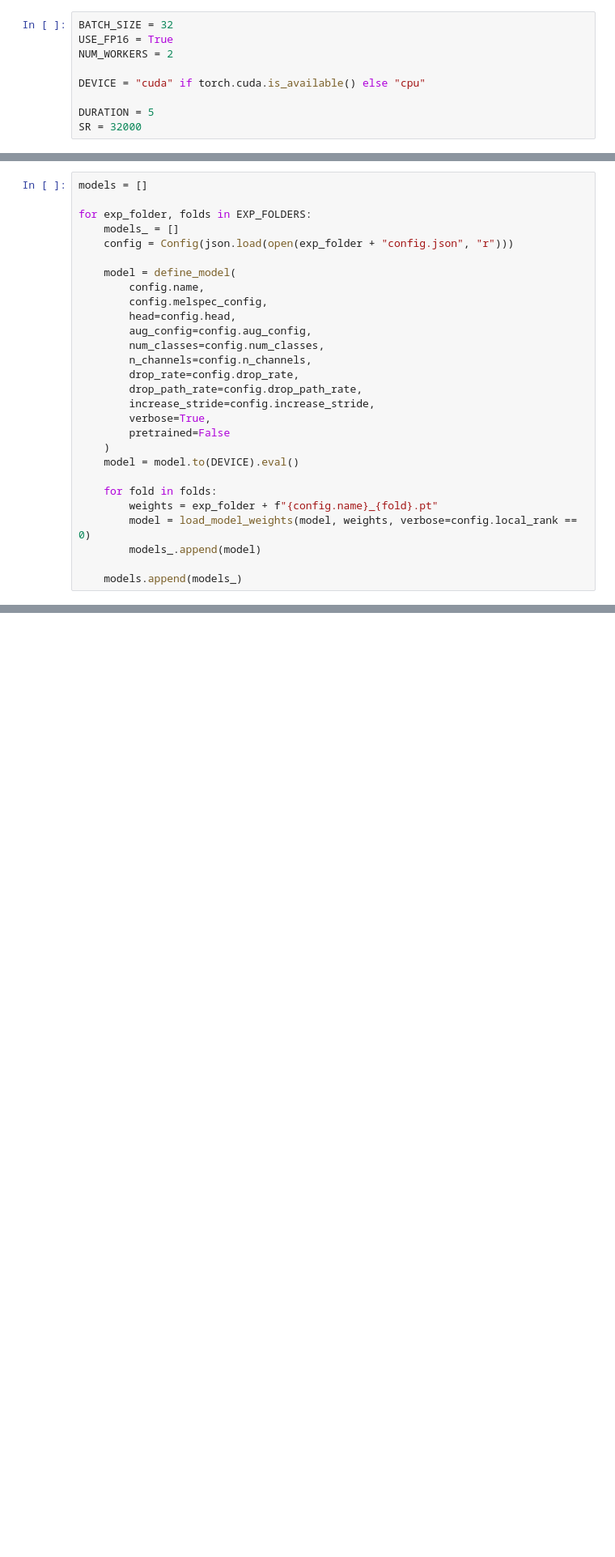
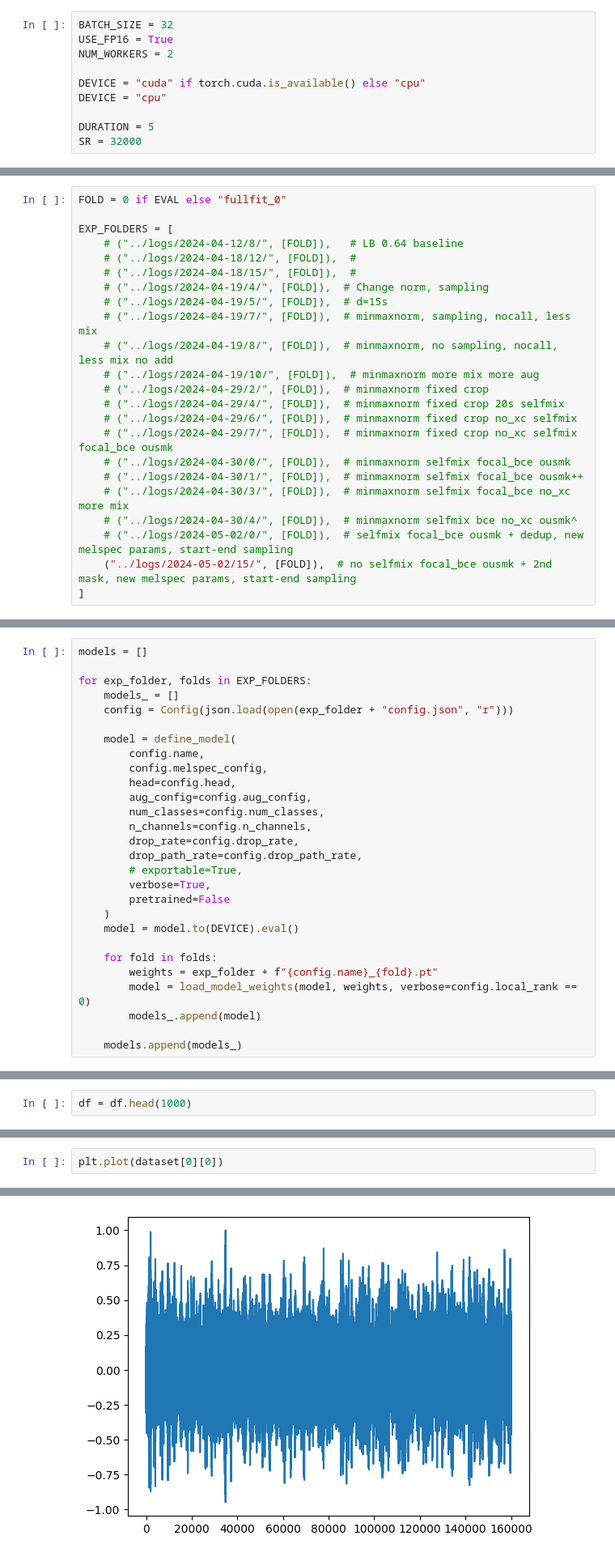
Before and after one commit to TheoViel/kaggle_birdclef2024, a Jupyter notebook: notebooks/Inference.ipynb, the cells around one changed output, grey strips where cells are left out. Shown at 81% size. Cells and saved outputs as stored; diff of their text form; blank space fills up the shorter version.

```diff
--- a/notebooks/Inference.ipynb
+++ b/notebooks/Inference.ipynb
@@ -54,6 +59,7 @@ USE_FP16 = True
 NUM_WORKERS = 2
 
 DEVICE = "cuda" if torch.cuda.is_available() else "cpu"
+DEVICE = "cpu"
 
 DURATION = 5
 SR = 32000
@@ -71,3 +66,26 @@ EXP_FOLDERS = [
+# %%
+FOLD = 0 if EVAL else "fullfit_0"
+
+EXP_FOLDERS = [
+    # ("../logs/2024-04-12/8/", [FOLD]),   # LB 0.64 baseline
+    # ("../logs/2024-04-18/12/", [FOLD]),  #
+    # ("../logs/2024-04-18/15/", [FOLD]),  #
+    # ("../logs/2024-04-19/4/", [FOLD]),  # Change norm, sampling
+    # ("../logs/2024-04-19/5/", [FOLD]),  # d=15s
+    # ("../logs/2024-04-19/7/", [FOLD]),  # minmaxnorm, sampling, nocall, less mix
+    # ("../logs/2024-04-19/8/", [FOLD]),  # minmaxnorm, no sampling, nocall, less mix no add
+    # ("../logs/2024-04-19/10/", [FOLD]),  # minmaxnorm more mix more aug
+    # ("../logs/2024-04-29/2/", [FOLD]),  # minmaxnorm fixed crop
+    # ("../logs/2024-04-29/4/", [FOLD]),  # minmaxnorm fixed crop 20s selfmix
+    # ("../logs/2024-04-29/6/", [FOLD]),  # minmaxnorm fixed crop no_xc selfmix
+    # ("../logs/2024-04-29/7/", [FOLD]),  # minmaxnorm fixed crop no_xc selfmix focal_bce ousmk
+    # ("../logs/2024-04-30/0/", [FOLD]),  # minmaxnorm selfmix focal_bce ousmk
+    # ("../logs/2024-04-30/1/", [FOLD]),  # minmaxnorm selfmix focal_bce ousmk++
+    # ("../logs/2024-04-30/3/", [FOLD]),  # minmaxnorm selfmix focal_bce no_xc more mix
+    # ("../logs/2024-04-30/4/", [FOLD]),  # minmaxnorm selfmix bce no_xc ousmk^
+    # ("../logs/2024-05-02/0/", [FOLD]),  # selfmix focal_bce ousmk + dedup, new melspec params, start-end sampling
+    ("../logs/2024-05-02/15/", [FOLD]),  # no selfmix focal_bce ousmk + 2nd mask, new melspec params, start-end sampling
+]
 # %%
 # from util.logger import upload_to_kaggle
 
@@ -122,7 +140,7 @@ for exp_folder, folds in EXP_FOLDERS:
         n_channels=config.n_channels,
         drop_rate=config.drop_rate,
         drop_path_rate=config.drop_path_rate,
-        increase_stride=config.increase_stride,
+        # exportable=True,
         verbose=True,
         pretrained=False
     )
@@ -137,6 +159,11 @@ for exp_folder, folds in EXP_FOLDERS:
+# %%
+df = df.head(1000)
 # %%
 dataset = WaveInfDataset(
     df,
     normalize=config.normalize,
     max_len=config.melspec_config["sample_rate"] * config.duration,
 )
+# %%
+plt.plot(dataset[0][0])
+# %% [output]
@@ -143,3 +171,4 @@ dataset = WaveInfDataset(
+[figure, added]
 # %%
 preds = predict(
     model,
```
Also changed, not shown: parts of 8 cells of this notebook, 16 other files.
